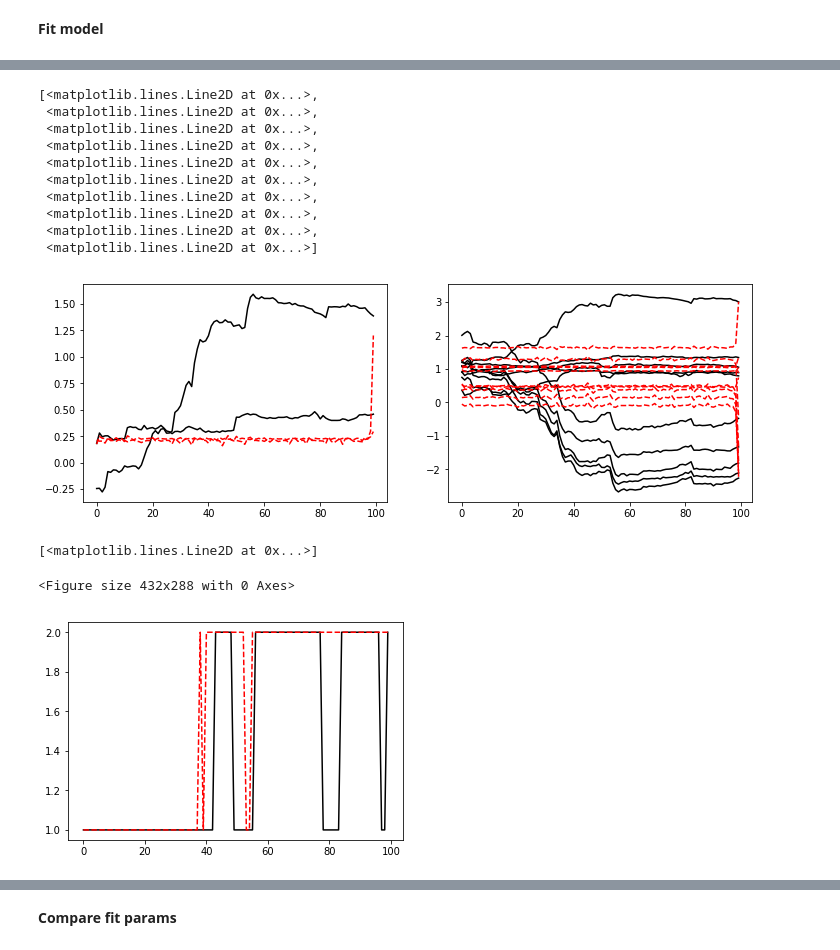
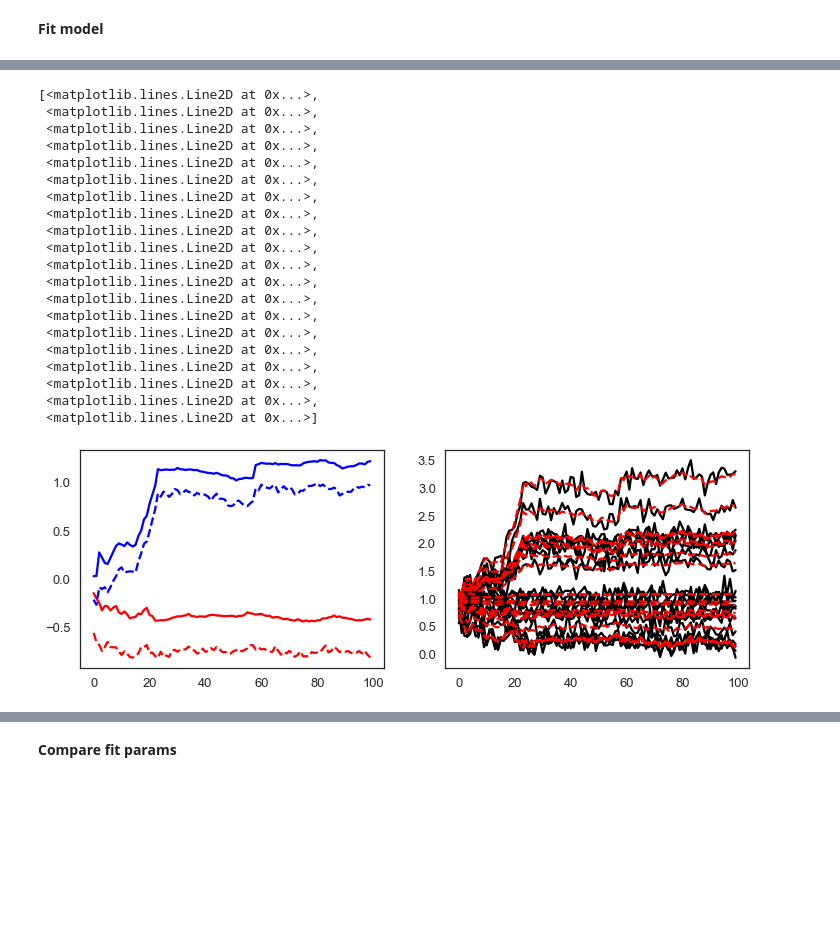
Before and after one commit to davidzoltowski/ssmdm, a Jupyter notebook: notebooks/Fit_2D_Accumulator_With_Observations.ipynb, the cells around one changed output, grey strips where cells are left out. Cells and saved outputs as stored; diff of their text form; code cells hidden in the pictures; blank space fills up the shorter version.

```diff
--- a/notebooks/Fit_2D_Accumulator_With_Observations.ipynb
+++ b/notebooks/Fit_2D_Accumulator_With_Observations.ipynb
@@ -177,9 +377,8 @@ plt.plot(zs[tr],'k')
 # %%
 # generate data
-N = 10
-D = 2
-C = np.random.randn(N, D)
-ys = [np.dot(x, C.T) + np.arange(0.5,1.5,0.1) + .01 * np.random.randn(T, N) for x in xs]
+# N = 10
+# D = 2
+ys = [np.dot(x, C.T) + 1.0 + .1 * np.random.randn(T, N) for x in xs]
 # %% [markdown]
 **Initialize model**
 # %%
@@ -228,8 +415,10 @@ Text(0.5,1,'FA+Init C')
 # %%
 # Create a variational posterior
 from ssm.variational import SLDSMeanFieldVariationalPosterior, SLDSTriDiagVariationalPosterior
-# q_mf = SLDSMeanFieldVariationalPosterior(latent_acc2, ys, inputs=us)
-q_mf = SLDSMeanFieldVariationalPosterior(latent_acc, y_masked, inputs=us,  masks=masks)
+q = SLDSMeanFieldVariationalPosterior(latent_acc, ys, inputs=us,initial_variance=0.001)
+# q_mf = SLDSMeanFieldVariationalPosterior(latent_acc, y_masked, inputs=us,  masks=masks)
+
+# q = SLDSTriDiagVariationalPosterior(latent_acc, ys, inputs=us)
 # %%
 tr = 0
 # tr += 1
@@ -265,8 +468,11 @@ plt.plot(yhat, '--')
 # latent_acc.emissions.ds # emissions mean
 # latent_acc.emissions.inv_etas # emissions log variance?
 # %%
-# q_mf_elbos = latent_acc.fit(q_mf, ys, inputs=us, method="svi", num_iters=100, initialize=False)
-q_mf_elbos = latent_acc.fit(q_mf, y_masked, masks=masks, inputs=us, method="svi", num_iters=100, initialize=False)
+elbos = latent_acc.fit(q, ys, inputs=us, method="svi", num_iters=1000, initialize=False)
+# elbos2 = latent_acc.fit(q, ys, inputs=us, method="svi", num_iters=2000, initialize=False)
+# elbos3 = latent_acc.fit(q, ys, inputs=us, method="svi", num_iters=1000, initialize=False)
+# elbos4 = latent_acc.fit(q, ys, inputs=us, method="svi", num_iters=1000, initialize=False)
+# elbos5 = latent_acc.fit(q, ys, inputs=us, method="svi", num_iters=500, initialize=False)
 
 # Get the posterior mean of the continuous states
-q_mf_x = q_mf.mean[0]
+q_x = q.mean[0]
@@ -277,0 +495,8 @@ plt.plot(q_mf_elbos)
+# %%
+latent_acc.dynamics._betas = np.ones(2,)
+latent_acc.dynamics.log_sigma_scale = np.log(10)*np.ones(2,)
+latent_acc.dynamics.As = acc2.observations.As
+latent_acc.dynamics._log_sigmasq = acc2.observations._log_sigmasq
+latent_acc.emissions.Cs = C.reshape((1,N,D))
+latent_acc.emissions.ds = np.ones(N)
+latent_acc.emissions.inv_etas = np.log(1e-2)*np.ones(N)
@@ -278,37 +516,35 @@ plt.plot(q_mf_elbos)
 # %%
 tr = 0
-tr += 1
-# yhat = latent_acc.smooth(q_mf.mean[tr], ys[tr], input=us[tr])
-yhat = latent_acc.smooth(q_mf.mean[tr], y_masked[tr], input=us[tr])
+# tr += 1
+yhat = latent_acc.smooth(q.mean[tr], ys[tr], input=us[tr])
 plt.figure(figsize=[12,4])
 plt.subplot(1,2,1)
-plt.plot(xs[tr],'k')
-plt.plot(q_mf.mean[tr],'r--')
+plt.plot(xs[tr][:,0],'r')
+plt.plot(xs[tr][:,1],'b')
+plt.plot(q.mean[tr][:,0],'r--')
+plt.plot(q.mean[tr][:,1],'b--')
 plt.subplot(1,2,2)
 plt.plot(ys[tr],'k')
 plt.plot(yhat, 'r--')
-# plt.plot(np.dot(q_mf.mean[tr],latent_acc2.emissions.Cs[0,:,:].T)+latent_acc2.emissions.ds,'b--')
 # %% [output]
 [<matplotlib.lines.Line2D at 0x...>,
  <matplotlib.lines.Line2D at 0x...>,
  <matplotlib.lines.Line2D at 0x...>,
  <matplotlib.lines.Line2D at 0x...>,
  <matplotlib.lines.Line2D at 0x...>,
  <matplotlib.lines.Line2D at 0x...>,
  <matplotlib.lines.Line2D at 0x...>,
  <matplotlib.lines.Line2D at 0x...>,
  <matplotlib.lines.Line2D at 0x...>,
+ <matplotlib.lines.Line2D at 0x...>,
+ <matplotlib.lines.Line2D at 0x...>,
+ <matplotlib.lines.Line2D at 0x...>,
+ <matplotlib.lines.Line2D at 0x...>,
+ <matplotlib.lines.Line2D at 0x...>,
+ <matplotlib.lines.Line2D at 0x...>,
+ <matplotlib.lines.Line2D at 0x...>,
+ <matplotlib.lines.Line2D at 0x...>,
+ <matplotlib.lines.Line2D at 0x...>,
+ <matplotlib.lines.Line2D at 0x...>,
  <matplotlib.lines.Line2D at 0x...>]
-[figure, old version]
+[figure, new version]
-# %%
-# tr = 0
-tr +=1
-plt.figure()
-zhat = latent_acc.most_likely_states(q_mf.mean[tr], ys[tr], input=us[tr])
-plt.figure()
-plt.plot(zs[tr],'k')
-plt.plot(zhat,'r--')
-# %% [output]
-[<matplotlib.lines.Line2D at 0x...>]
-<Figure size 432x288 with 0 Axes>
-[figure, removed]
```
Also changed, not shown: parts of 47 cells of this notebook, 3 other files.
